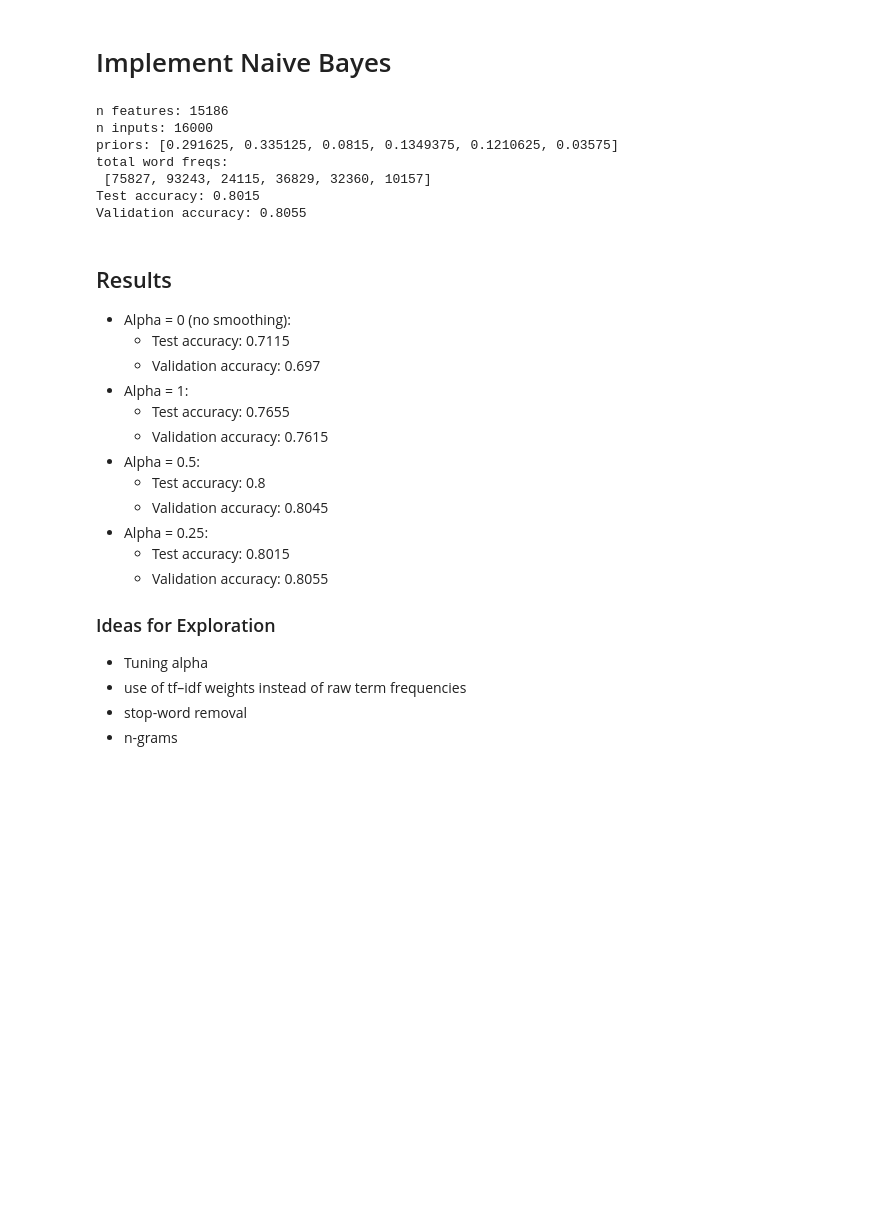
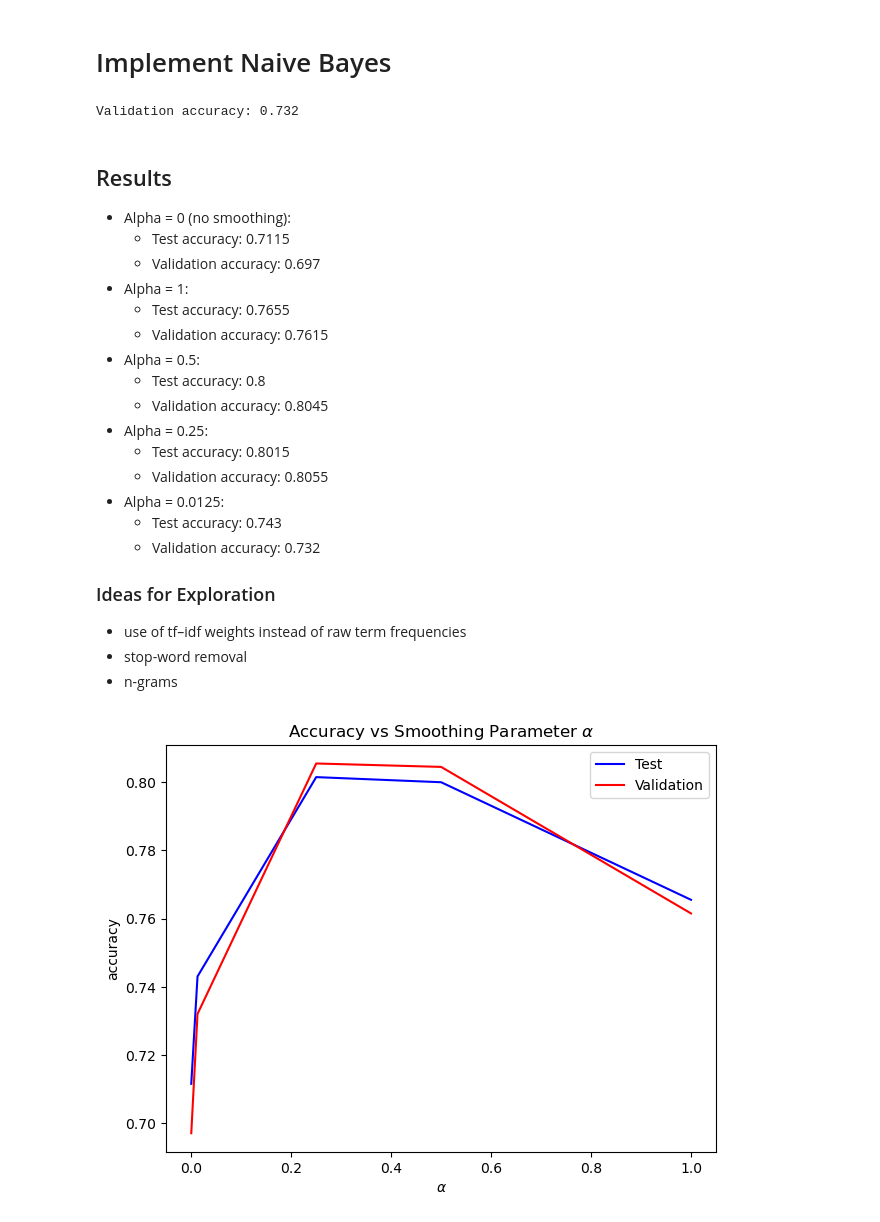
Before and after one commit to PeterMontgomery/Mini-Project-3, a Jupyter notebook: naive_bayes.ipynb, the cells around one changed output. Drawn from its saved outputs; the diff is of its cells as text; code cells hidden in the pictures; blank space fills up the shorter version.

Commit message:
alpha tuning results

```diff
--- a/naive_bayes.ipynb
+++ b/naive_bayes.ipynb
@@ -269,18 +254,12 @@ class naive_bayes():
 # %%
 model=naive_bayes(train_df)
 model.fit()
-model.print_stuff()
+# model.print_stuff()
 
 print("Test accuracy:", model.evaluate_acc(test_df))
 print("Validation accuracy:", model.evaluate_acc(val_df))
 # %% [output]
-n features: 15186
-n inputs: 16000
-priors: [0.291625, 0.335125, 0.0815, 0.1349375, 0.1210625, 0.03575]
-total word freqs:
- [75827, 93243, 24115, 36829, 32360, 10157]
-Test accuracy: 0.8015
-Validation accuracy: 0.8055
+Validation accuracy: 0.732
 # %% [markdown]
 ## Results
 - Alpha = 0 (no smoothing):
@@ -295,8 +274,28 @@ Validation accuracy: 0.8055
 - Alpha = 0.25:
     - Test accuracy: 0.8015
     - Validation accuracy: 0.8055
+- Alpha = 0.0125:
+    - Test accuracy: 0.743
+    - Validation accuracy: 0.732
 ### Ideas for Exploration
-- Tuning alpha
 - use of tf–idf weights instead of raw term frequencies
 - stop-word removal
 - n-grams
+# %%
+import matplotlib.pyplot as plt
+test_acc = [0.7115, 0.743, 0.8015, 0.8, 0.7655]
+val_acc = [0.697, 0.732, 0.8055, 0.8045, 0.7615]
+alpha = [0.0, 0.0125, 0.25, 0.5, 1.0]
+#a = np.arange(0,1,0.2)
+
+fig, ax = plt.subplots()
+ax.set_xlabel(r"$\alpha$")
+ax.set_ylabel("accuracy")
+ax.plot(alpha, test_acc, color='blue', label='Test')
+ax.plot(alpha, val_acc, color='red', label='Validation')
+ax.legend()
+fig.tight_layout()
+plt.title(r"Accuracy vs Smoothing Parameter $\alpha$")
+plt.show()
+# %% [output]
+[figure, added]
```
Also changed, not shown: parts of 1 cell of this notebook.
